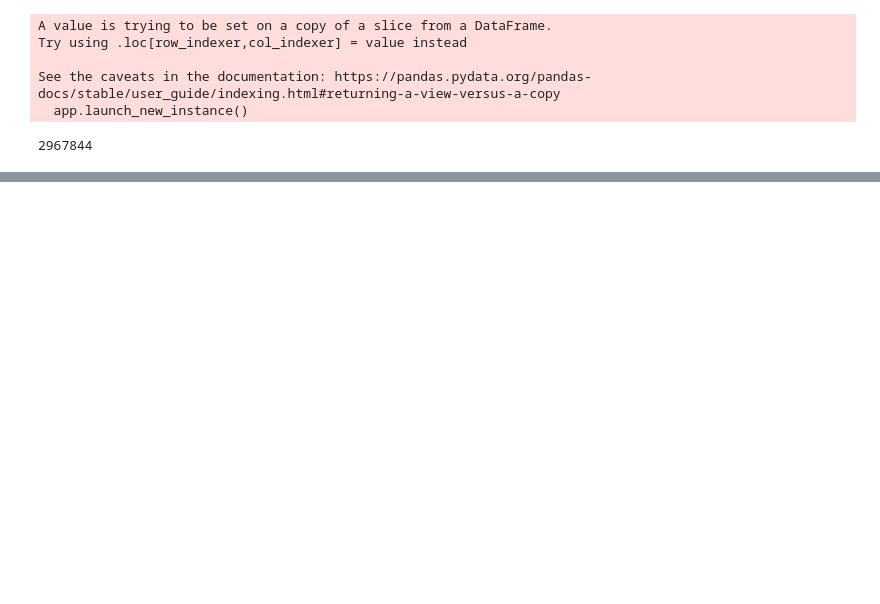
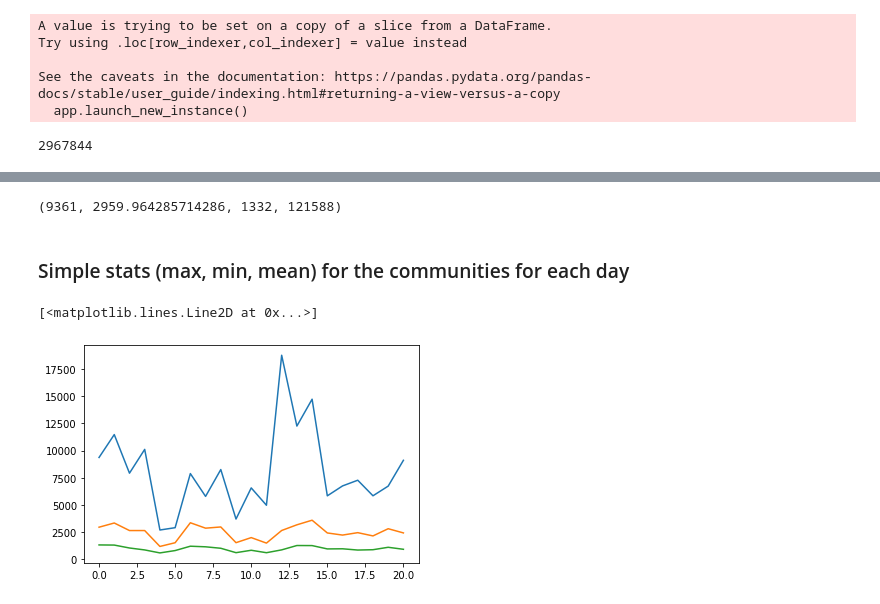
Before and after one commit to yuhsin-huang/Math168Project, a Jupyter notebook: twitter.ipynb, the cells around one changed output, grey strips where cells are left out. Cells and saved outputs as stored; diff of their text form; code cells hidden in the pictures; blank space fills up the shorter version.

Commit message:
Add louvain code

```diff
--- a/twitter.ipynb
+++ b/twitter.ipynb
@@ -64,0 +81,2 @@ len(completed_df)
+# %%
+comm = louvain_communities(G, seed=42)
@@ -64,0 +87,44 @@ len(completed_df)
+# %%
+def find_community(G):
+    # returns a list of communities, and a filtered list of communities
+    comm = louvain_communities(G, seed=42)
+
+    # filtering out communities that take up less than 0.01 of the nodes
+    filtered_comm = [i for i in comm if len(i) > 0.01*len(G.nodes)]
+    return comm, filtered_comm
+# %%
+def daily_louvain_stats(day):
+    # returns size of largest and smallest community for the given day
+    # and the mean size of communities
+    # Note that the communities are filtered to take up at least 0.01 of the nodes
+    df = pd.read_csv(data_path + f'08_{day}_twitter.csv', dtype="str")
+    G = nx.from_pandas_edgelist(df, 'user_screen_name', 'target_user')
+    num = len(G.nodes)
+    comm, filtered_comm = find_community(G)
+    lengths = np.array([len(i) for i in filtered_comm])
+
+    return max(lengths), np.mean(lengths), min(lengths), num
+# %%
+daily_louvain_stats(11)
+# %% [output]
+(9361, 2959.964285714286, 1332, 121588)
+# %% [markdown]
+### Simple stats (max, min, mean) for the communities for each day
+# %%
+days = np.arange(11, 32)
+# %%
+# Gather stats from 8/11 to 8/31
+maxes, mins, means, nums = [],[],[], []
+for day in days:
+    ma, mi, me, num = daily_louvain_stats(day)
+    maxes.append(ma)
+    mins.append(mi)
+    means.append(me)
+    nums.append(num)
+
+plt.plot(maxes)
+plt.plot(mins)
+plt.plot(means)
+# %% [output]
+[<matplotlib.lines.Line2D at 0x...>]
+[figure, added]
```
Also changed, not shown: parts of 19 cells of this notebook.
